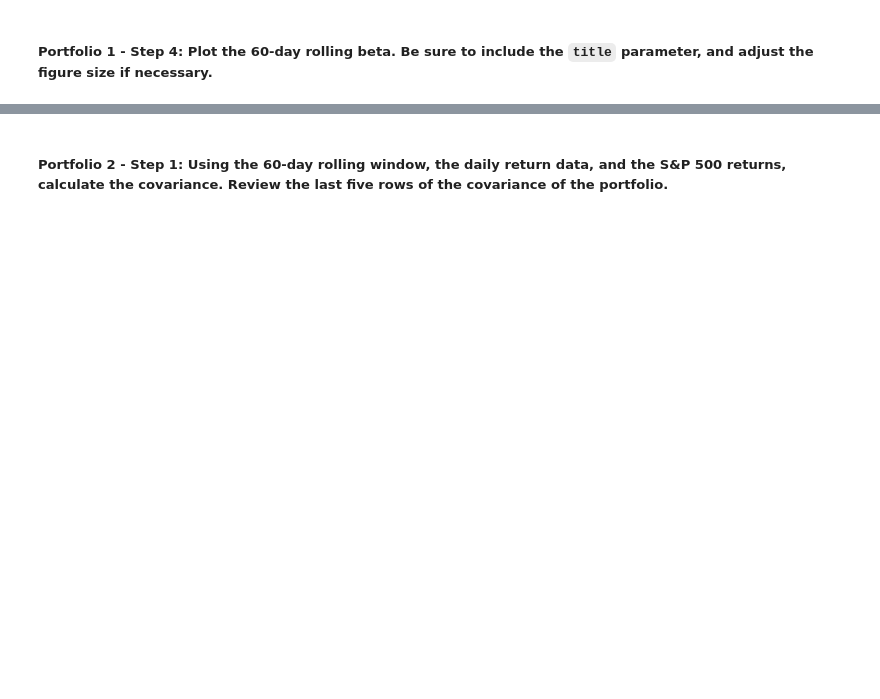
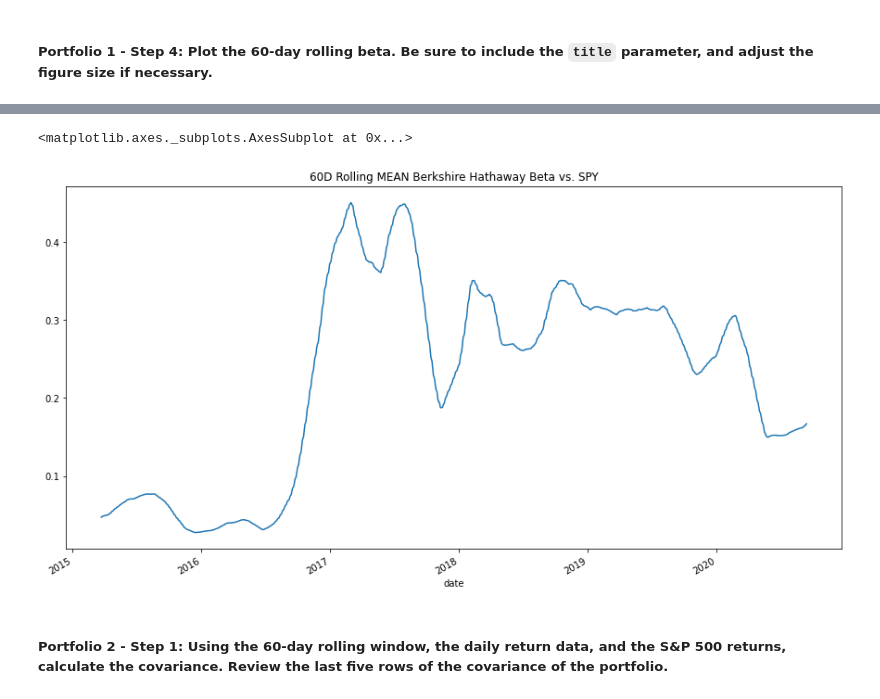
Before and after one commit to ZrowGz/uw-challenge-4, a Jupyter notebook: risk_return_analysis.ipynb, the cells around one changed output, grey strips where cells are left out. Cells and saved outputs as stored; diff of their text form; code cells hidden in the pictures; blank space fills up the shorter version.

```diff
--- a/risk_return_analysis.ipynb
+++ b/risk_return_analysis.ipynb
@@ -405,4 +442,5 @@ Your analysis is nearing completion. Now, you need to evaluate how the portfolio
 ##### Portfolio 1 - Step 3: Use the Pandas `mean` function to calculate the average value of the 60-day rolling beta of the portfolio.
 # %%
 # Calculate the average of the 60-day rolling beta
-# YOUR CODE HERE
+beta_berk_60d_mean = beta_berk_60d.rolling(window=60).mean().dropna()
+beta_berk_60d_mean
@@ -415,3 +470,9 @@ Your analysis is nearing completion. Now, you need to evaluate how the portfolio
+# %%
+# plot the rolling 60 day average beta
+beta_berk_60d_mean.plot(figsize=(15,8), title="60D Rolling MEAN Berkshire Hathaway Beta vs. SPY")
+# %% [output]
+<matplotlib.axes._subplots.AxesSubplot at 0x...>
+[figure, added]
 # %% [markdown]
 ##### Portfolio 2 - Step 1: Using the 60-day rolling window, the daily return data, and the S&P 500 returns, calculate the covariance. Review the last five rows of the covariance of the portfolio.
 # %%
```
Also changed, not shown: parts of 14 cells of this notebook.
